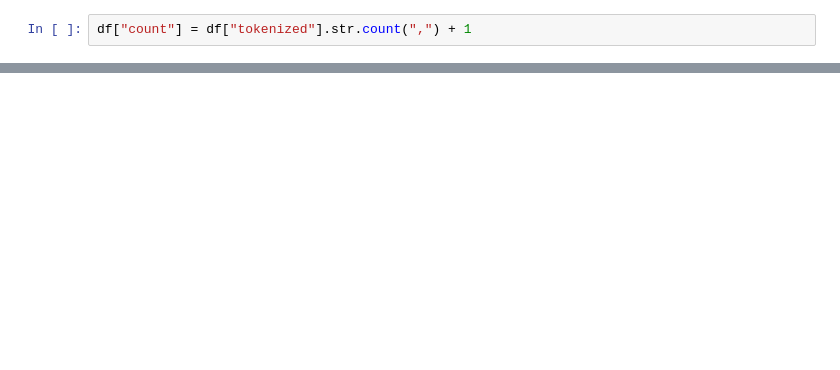
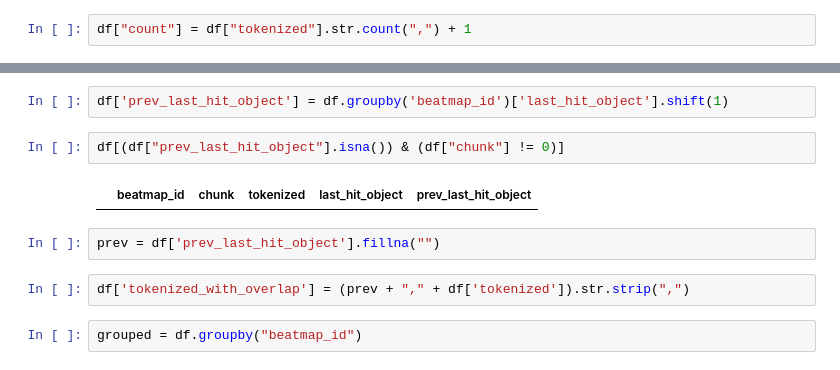
Before and after one commit to saliherdemk/osu-dataset-generator, a Jupyter notebook: notebooks/tackling3.ipynb, the cells around one changed output, grey strips where cells are left out. Cells and saved outputs as stored; diff of their text form; blank space fills up the shorter version.

```diff
--- a/notebooks/tackling3.ipynb
+++ b/notebooks/tackling3.ipynb
@@ -26,0 +38,12 @@ df
+# %%
+df['prev_last_hit_object'] = df.groupby('beatmap_id')['last_hit_object'].shift(1)
+# %%
+df[(df["prev_last_hit_object"].isna()) & (df["chunk"] != 0)]
+# %% [output]
+|  | beatmap_id | chunk | tokenized | last_hit_object | prev_last_hit_object |
+# %%
+prev = df['prev_last_hit_object'].fillna("")
+# %%
+df['tokenized_with_overlap'] = (prev + "," + df['tokenized']).str.strip(",")
+# %%
+grouped = df.groupby("beatmap_id")
```
Also changed, not shown: parts of 13 cells of this notebook, 1 other file.
